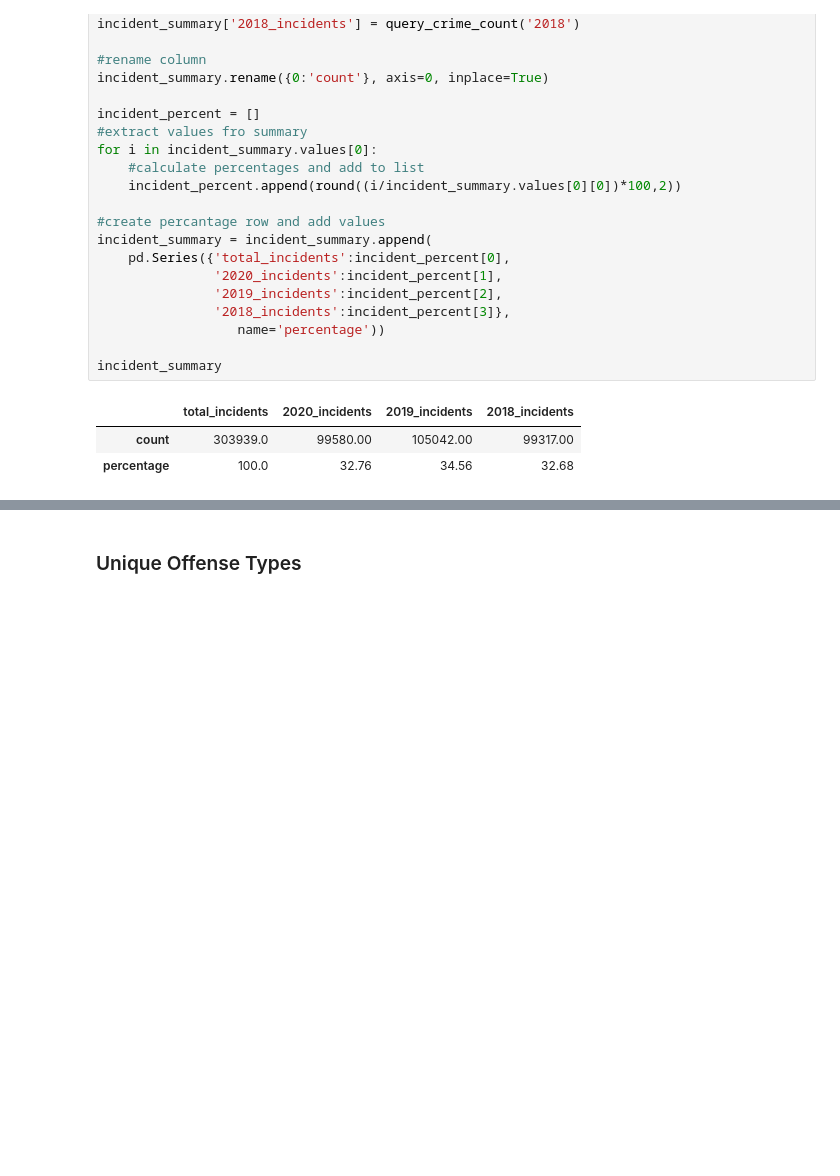
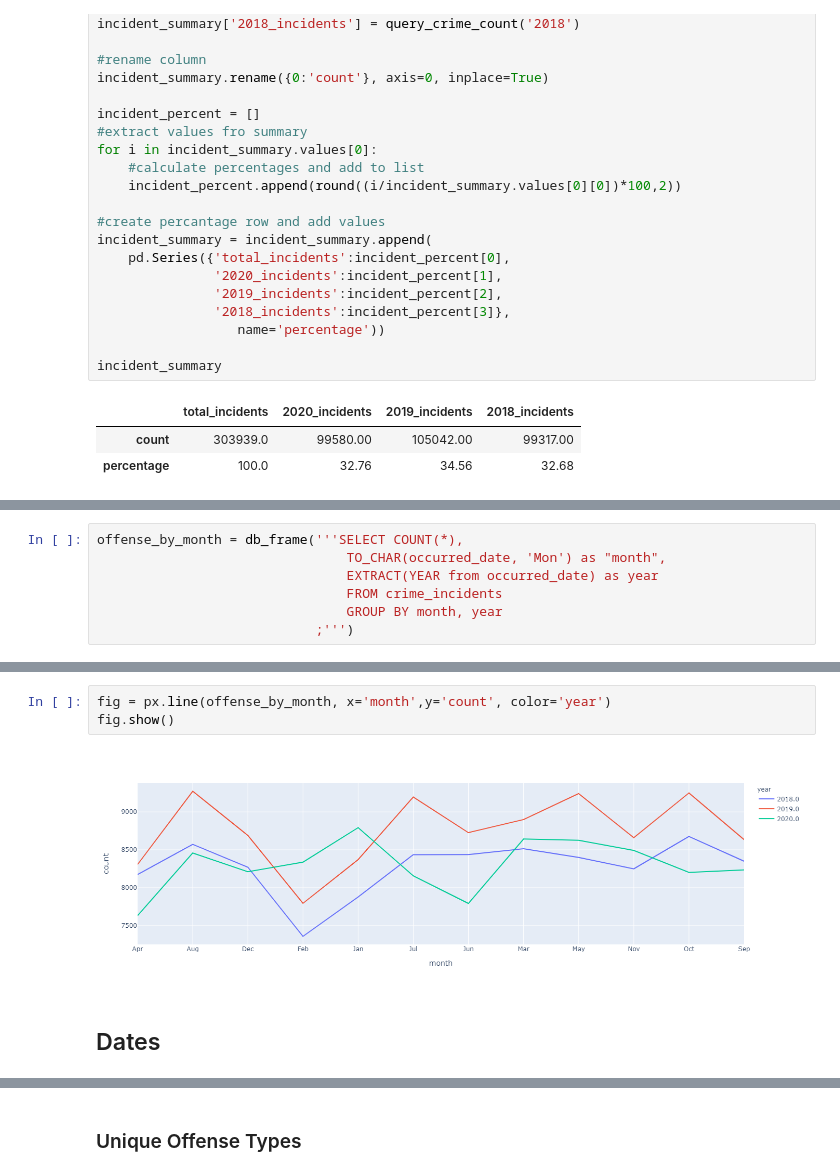
Before and after one commit to DonnieData/austin_crime_EDA, a Jupyter notebook: crime_data_EDA.ipynb, the cells around one changed output, grey strips where cells are left out. Saved outputs shown, nothing was run; the diff lists cells and outputs as text; blank space fills up the shorter version.

Commit message:
updating visualization test

```diff
--- a/crime_data_EDA.ipynb
+++ b/crime_data_EDA.ipynb
@@ -60,0 +63,7 @@ incident_summary
+# %%
+offense_by_month = db_frame('''SELECT COUNT(*),
+                                TO_CHAR(occurred_date, 'Mon') as "month",
+                                EXTRACT(YEAR from occurred_date) as year
+                                FROM crime_incidents
+                                GROUP BY month, year
+                            ;''')
@@ -60,0 +79,7 @@ incident_summary
+# %%
+fig = px.line(offense_by_month, x='month',y='count', color='year')
+fig.show()
+# %% [output]
+[figure, added]
+# %% [markdown]
+## Dates
```
Also changed, not shown: parts of 9 cells of this notebook, 10 other files.
